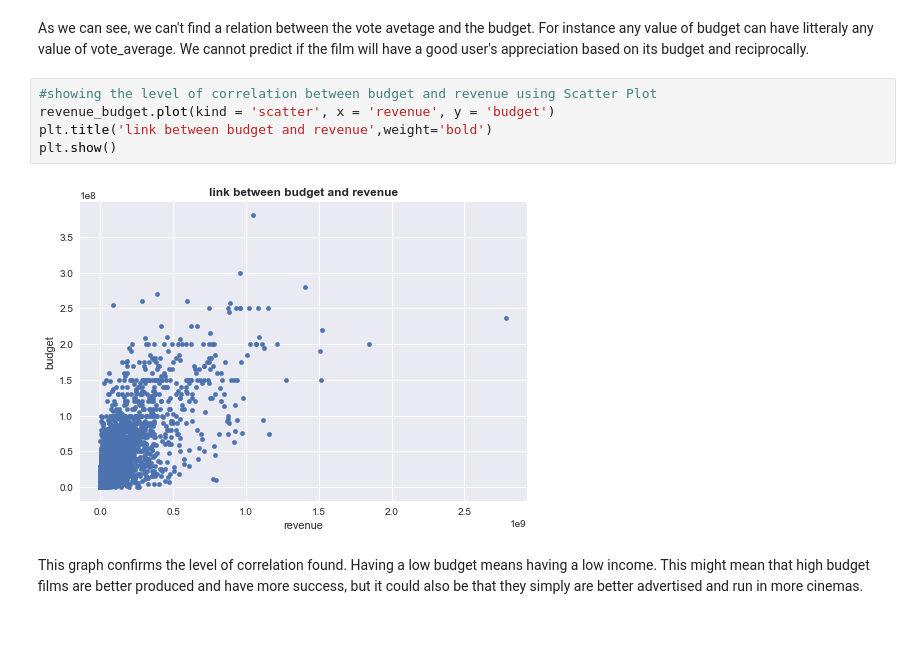
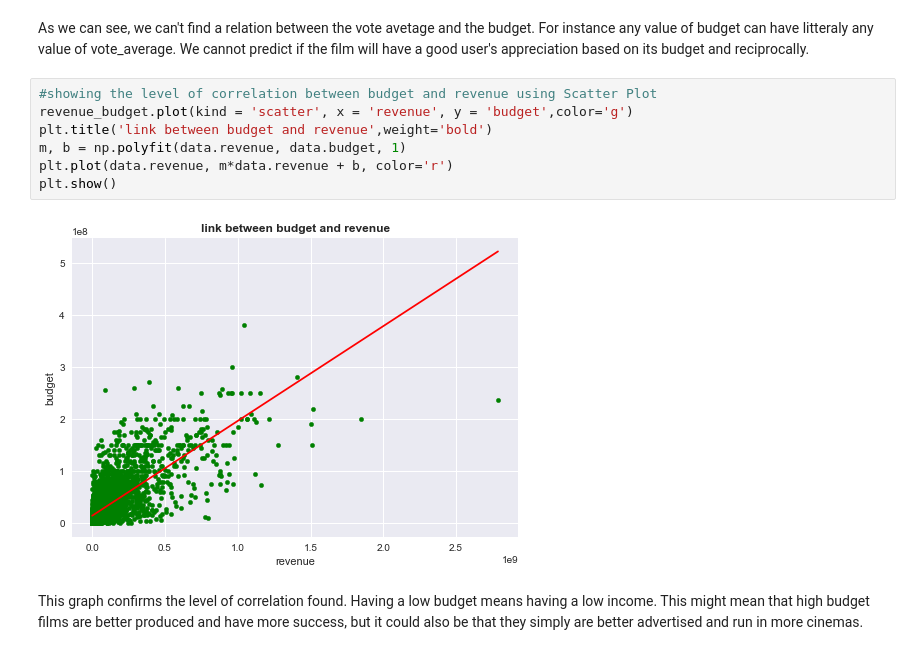
Before and after one commit to Ellana42/projet_info, a Jupyter notebook: rating_movies.ipynb, the cells around one changed output. Drawn from its saved outputs; the diff is of its cells as text.

```diff
--- a/rating_movies.ipynb
+++ b/rating_movies.ipynb
@@ -415,11 +417,13 @@ plt.show()
 As we can see, we can't find a relation between the vote avetage and the budget. For instance any value of budget can have litteraly any value of vote_average. We cannot predict if the film will have a good user's appreciation based on its budget and reciprocally.
 # %%
 #showing the level of correlation between budget and revenue using Scatter Plot
-revenue_budget.plot(kind = 'scatter', x = 'revenue', y = 'budget')
+revenue_budget.plot(kind = 'scatter', x = 'revenue', y = 'budget',color='g')
 plt.title('link between budget and revenue',weight='bold')
+m, b = np.polyfit(data.revenue, data.budget, 1)
+plt.plot(data.revenue, m*data.revenue + b, color='r')
 plt.show()
 # %% [output]
-[figure, old version]
+[figure, new version]
 # %% [markdown]
 This graph confirms the level of correlation found. Having a low budget means having a low income. This might mean that high budget films are better produced and have more success, but it could also be that they simply are better advertised and run in more cinemas.
 # %%
```
Also changed, not shown: parts of 21 cells of this notebook.
